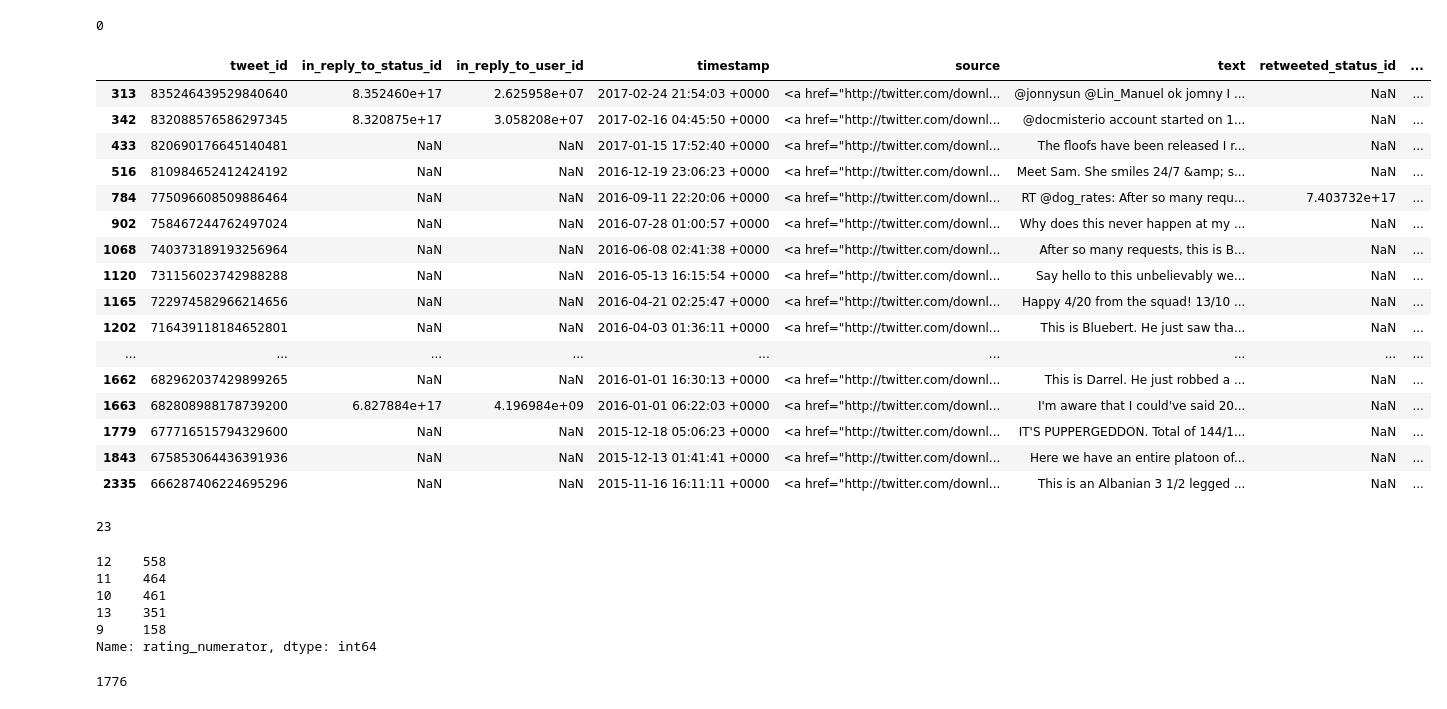
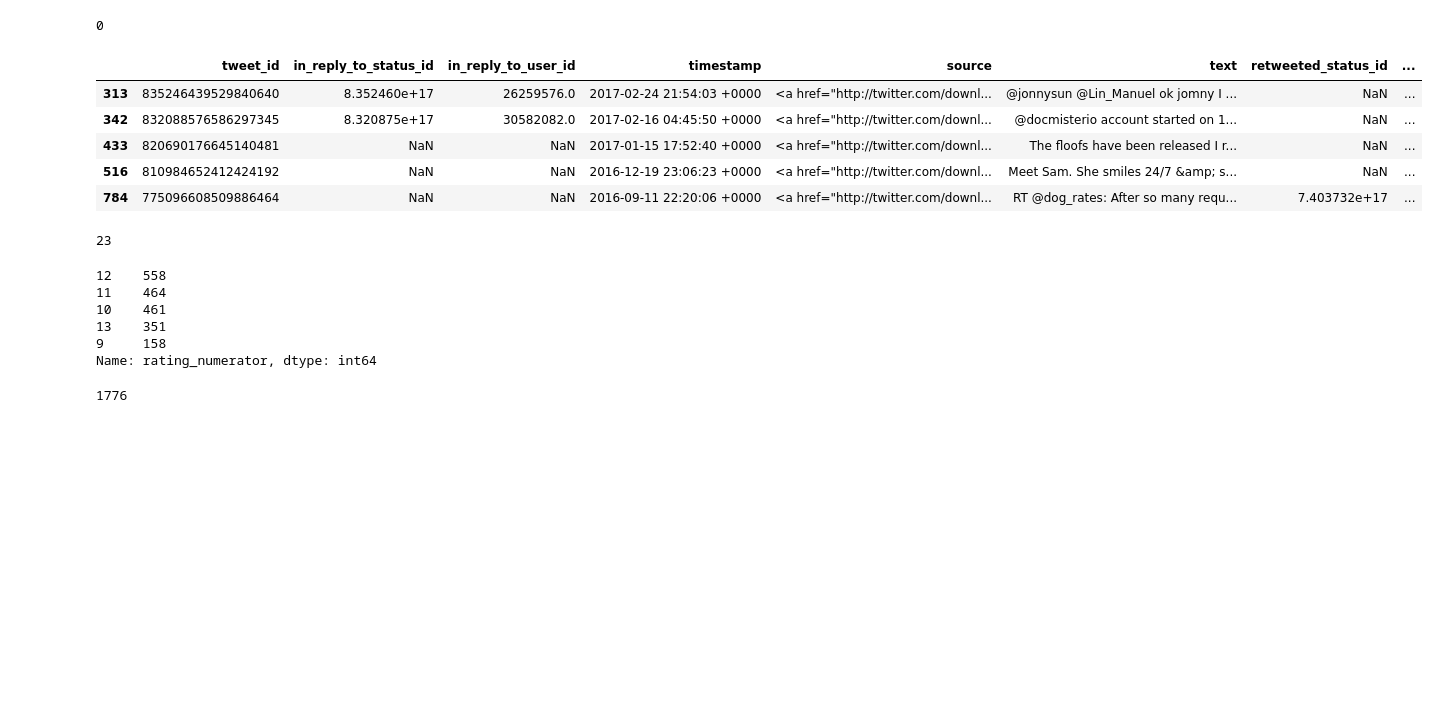
Before and after one commit to yaswaz/twitter_api, a Jupyter notebook: wrangle_act.ipynb, the cells around one changed output. Cells and saved outputs as stored; diff of their text form; code cells hidden in the pictures; blank space fills up the shorter version.

```diff
--- a/wrangle_act.ipynb
+++ b/wrangle_act.ipynb
@@ -382,39 +486,29 @@ sum(twitter_archive.duplicated())
 # %%
 # Lets check if there are any denominators greater or less than 10
 not_10_denom = twitter_archive.query('rating_denominator != 10')
-not_10_denom
+not_10_denom.head()
 # %% [output]
 |  | tweet_id | in_reply_to_status_id | in_reply_to_user_id | timestamp | source | text | retweeted_status_id | ... |
-| 313 | 835246439529840640 | 8.352460e+17 | 2.625958e+07 | 2017-02-24 21:54:03 +0000 | <a href="http://twitter.com/downl... | @jonnysun @Lin_Manuel ok jomny I ... | NaN | ... |
-| 342 | 832088576586297345 | 8.320875e+17 | 3.058208e+07 | 2017-02-16 04:45:50 +0000 | <a href="http://twitter.com/downl... | @docmisterio account started on 1... | NaN | ... |
+| 313 | 835246439529840640 | 8.352460e+17 | 26259576.0 | 2017-02-24 21:54:03 +0000 | <a href="http://twitter.com/downl... | @jonnysun @Lin_Manuel ok jomny I ... | NaN | ... |
+| 342 | 832088576586297345 | 8.320875e+17 | 30582082.0 | 2017-02-16 04:45:50 +0000 | <a href="http://twitter.com/downl... | @docmisterio account started on 1... | NaN | ... |
 | 433 | 820690176645140481 | NaN | NaN | 2017-01-15 17:52:40 +0000 | <a href="http://twitter.com/downl... | The floofs have been released I r... | NaN | ... |
 | 516 | 810984652412424192 | NaN | NaN | 2016-12-19 23:06:23 +0000 | <a href="http://twitter.com/downl... | Meet Sam. She smiles 24/7 &amp; s... | NaN | ... |
 | 784 | 775096608509886464 | NaN | NaN | 2016-09-11 22:20:06 +0000 | <a href="http://twitter.com/downl... | RT @dog_rates: After so many requ... | 7.403732e+17 | ... |
-| 902 | 758467244762497024 | NaN | NaN | 2016-07-28 01:00:57 +0000 | <a href="http://twitter.com/downl... | Why does this never happen at my ... | NaN | ... |
-| 1068 | 740373189193256964 | NaN | NaN | 2016-06-08 02:41:38 +0000 | <a href="http://twitter.com/downl... | After so many requests, this is B... | NaN | ... |
-| 1120 | 731156023742988288 | NaN | NaN | 2016-05-13 16:15:54 +0000 | <a href="http://twitter.com/downl... | Say hello to this unbelievably we... | NaN | ... |
-| 1165 | 722974582966214656 | NaN | NaN | 2016-04-21 02:25:47 +0000 | <a href="http://twitter.com/downl... | Happy 4/20 from the squad! 13/10 ... | NaN | ... |
-| 1202 | 716439118184652801 | NaN | NaN | 2016-04-03 01:36:11 +0000 | <a href="http://twitter.com/downl... | This is Bluebert. He just saw tha... | NaN | ... |
-| ... | ... | ... | ... | ... | ... | ... | ... | ... |
-| 1662 | 682962037429899265 | NaN | NaN | 2016-01-01 16:30:13 +0000 | <a href="http://twitter.com/downl... | This is Darrel. He just robbed a ... | NaN | ... |
-| 1663 | 682808988178739200 | 6.827884e+17 | 4.196984e+09 | 2016-01-01 06:22:03 +0000 | <a href="http://twitter.com/downl... | I'm aware that I could've said 20... | NaN | ... |
-| 1779 | 677716515794329600 | NaN | NaN | 2015-12-18 05:06:23 +0000 | <a href="http://twitter.com/downl... | IT'S PUPPERGEDDON. Total of 144/1... | NaN | ... |
-| 1843 | 675853064436391936 | NaN | NaN | 2015-12-13 01:41:41 +0000 | <a href="http://twitter.com/downl... | Here we have an entire platoon of... | NaN | ... |
-| 2335 | 666287406224695296 | NaN | NaN | 2015-11-16 16:11:11 +0000 | <a href="http://twitter.com/downl... | This is an Albanian 3 1/2 legged ... | NaN | ... |
 # %%
 # Lets get the count of not_10_denom
 not_10_denom.count()[0]
 # %% [output]
 23
-# %%
-twitter_archive.rating_numerator.value_counts().head()
-# %% [output]
-12    558
-11    464
-10    461
-13    351
-9     158
-Name: rating_numerator, dtype: int64
+# %%
+# Get value counts for ratings
+twitter_archive.rating_numerator.value_counts().head()
+# %% [output]
+12    558
+11    464
+10    461
+13    351
+9     158
+Name: rating_numerator, dtype: int64
 # %%
 # Lets look for the highest numerator
 twitter_archive.rating_numerator.max()
```
Also changed, not shown: parts of 197 cells of this notebook.
